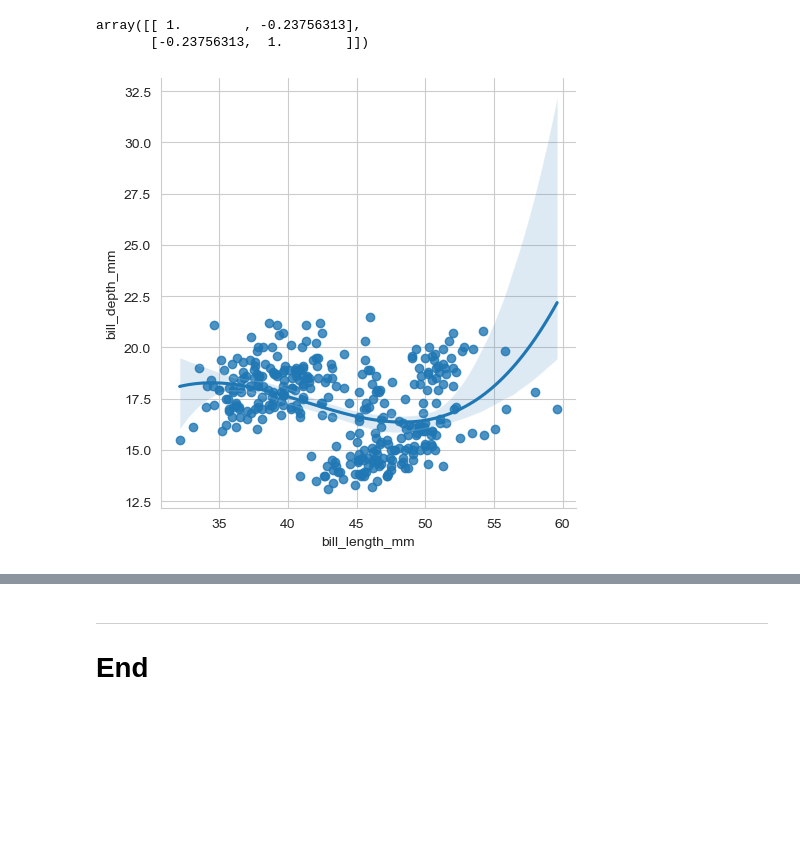
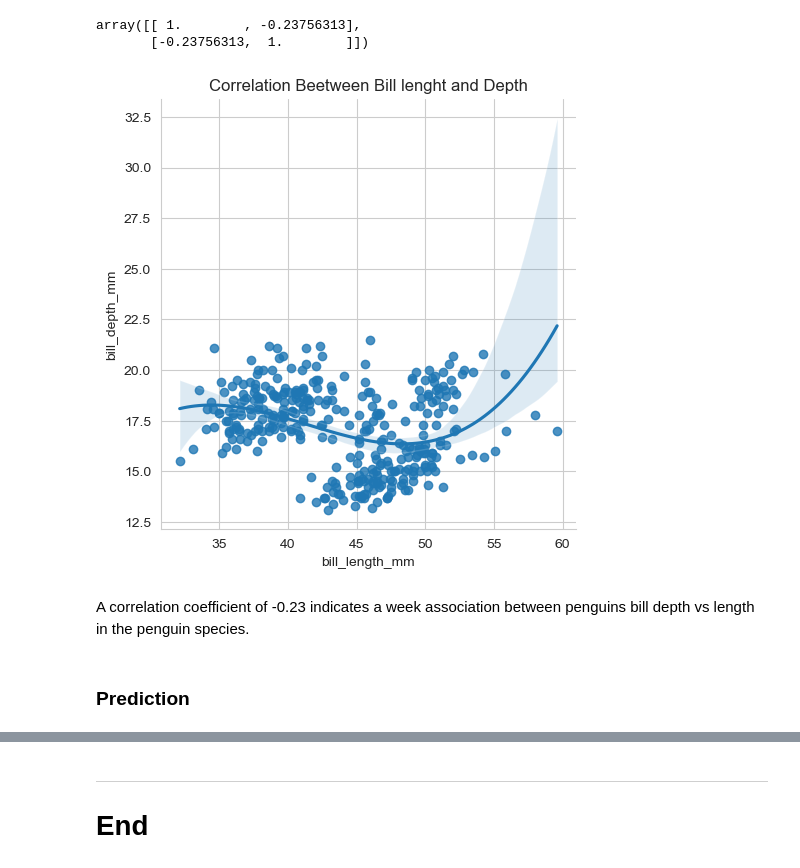
Before and after one commit to FabianeCancian/PDFA-project, a Jupyter notebook: project.ipynb, the cells around one changed output, grey strips where cells are left out. Saved outputs shown, nothing was run; the diff lists cells and outputs as text; code cells hidden in the pictures; blank space fills up the shorter version.

Commit message:
Predictions

```diff
--- a/project.ipynb
+++ b/project.ipynb
@@ -237,7 +253,11 @@ array([[ 1.        , -0.23756313],
 # %%
 # let's create the correlation plot using seaborn this time
 sns.set_style('whitegrid')
-sns.lmplot(x='bill_length_mm', y='bill_depth_mm', order=3, data=dataset)
+sns.lmplot(x='bill_length_mm', y='bill_depth_mm', order=3, data=dataset).set(title='Correlation Beetween Bill lenght and Depth')
 plt.show()
 # %% [output]
-[figure, old version]
+[figure, new version]
+# %% [markdown]
+A correlation coefficient of -0.23 indicates a week association between penguins bill depth vs length in the penguin species.
+# %% [markdown]
+### Prediction
```
Also changed, not shown: parts of 6 cells of this notebook, 1 other file.
